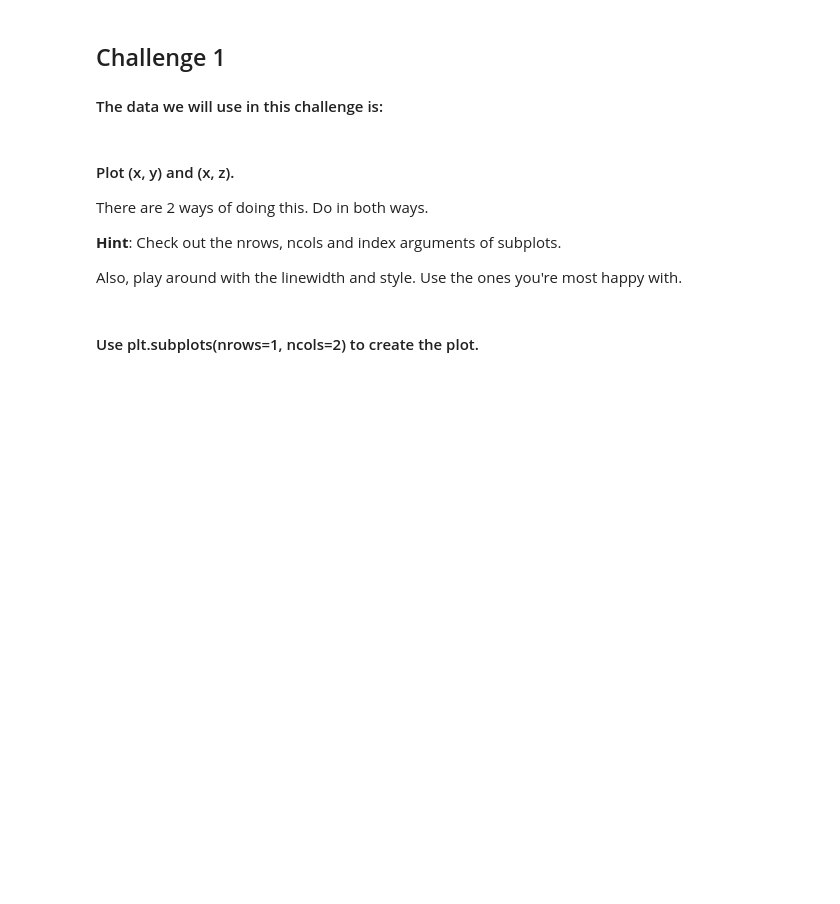
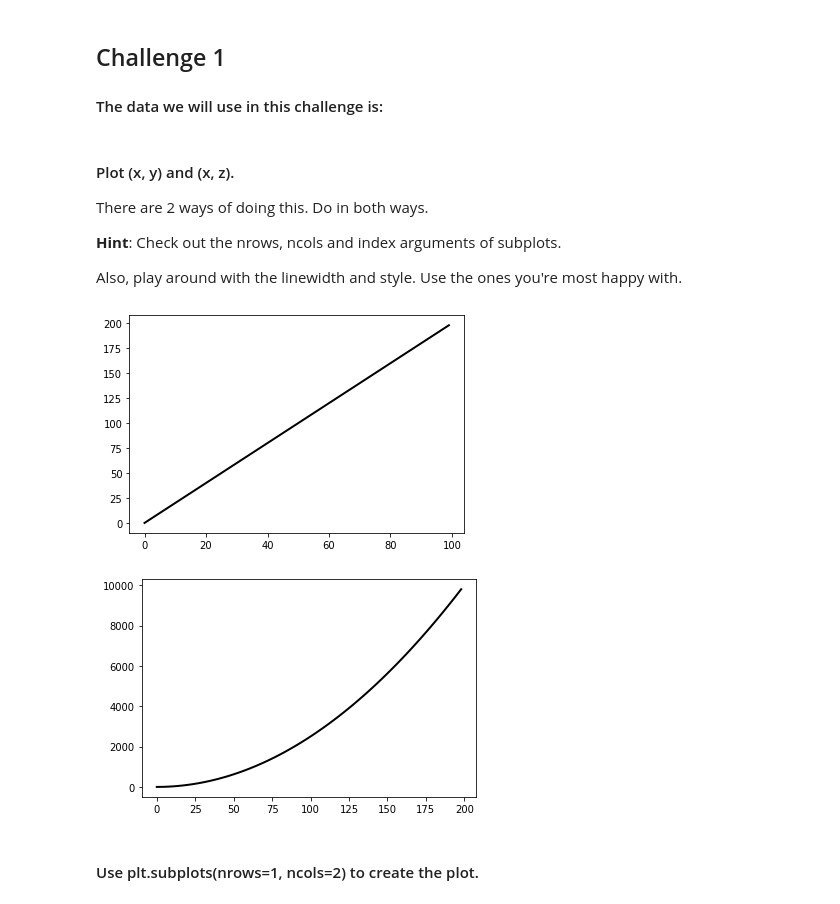
Before and after one commit to ta-data-lis/lab-matplotlib-seaborn, a Jupyter notebook: your-code/main.ipynb, the cells around one changed output. Cells and saved outputs as stored; diff of their text form; code cells hidden in the pictures; blank space fills up the shorter version.

```diff
--- a/your-code/main.ipynb
+++ b/your-code/main.ipynb
@@ -25,2 +24,12 @@ Also, play around with the linewidth and style. Use the ones you're most happy w
+# %%
+# Method 1
+plt.plot(x, y, color= 'k', lw= 2)
+plt.show()
+
+plt.plot(y, z, color= 'k', lw= 2)
+plt.show()
+# %% [output]
+[figure, added]
+[figure, added]
 # %% [markdown]
 #### Use plt.subplots(nrows=1, ncols=2) to create the plot.
```
Also changed, not shown: parts of 6 cells of this notebook.
